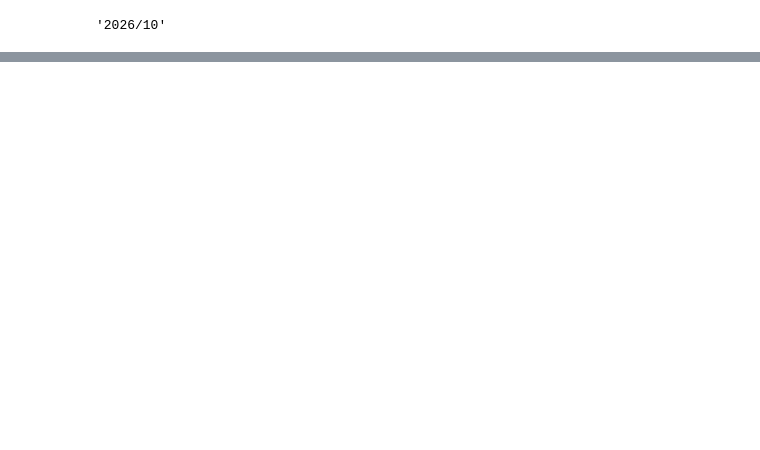
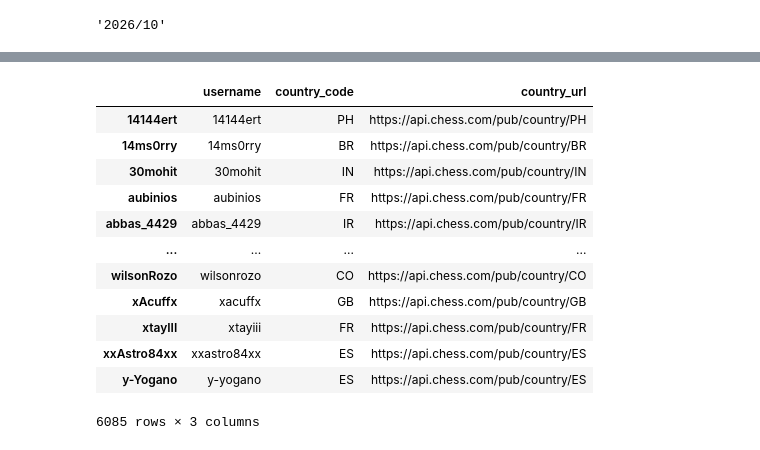
Before and after one commit to raja-akel/Python-Chess-Coach, a Jupyter notebook: testing.ipynb, the cells around one changed output, grey strips where cells are left out. Saved outputs shown, nothing was run; the diff lists cells and outputs as text; code cells hidden in the pictures; blank space fills up the shorter version.

```diff
--- a/testing.ipynb
+++ b/testing.ipynb
@@ -29,6 +28,22 @@ archive_list.index("https://api.chess.com/pub/player/rajakel/games/2026/06")
 # %%
+import pandas as pd
 op = pd.read_json("opponent_countries.json")
+op = op.T
 op
+# %% [output]
+|  | username | country_code | country_url |
+| 14144ert | 14144ert | PH | https://api.chess.com/pub/country/PH |
+| 14ms0rry | 14ms0rry | BR | https://api.chess.com/pub/country/BR |
+| 30mohit | 30mohit | IN | https://api.chess.com/pub/country/IN |
+| aubinios | aubinios | FR | https://api.chess.com/pub/country/FR |
+| abbas_4429 | abbas_4429 | IR | https://api.chess.com/pub/country/IR |
+| ... | ... | ... | ... |
+| wilsonRozo | wilsonrozo | CO | https://api.chess.com/pub/country/CO |
+| xAcuffx | xacuffx | GB | https://api.chess.com/pub/country/GB |
+| xtayIII | xtayiii | FR | https://api.chess.com/pub/country/FR |
+| xxAstro84xx | xxastro84xx | ES | https://api.chess.com/pub/country/ES |
+| y-Yogano | y-yogano | ES | https://api.chess.com/pub/country/ES |
+6085 rows × 3 columns
 # %%
 country_codes = pd.read_csv("data\\ISO_countries.csv")
 country_codes.tail()
```
Also changed, not shown: parts of 18 cells of this notebook, 4 other files.
